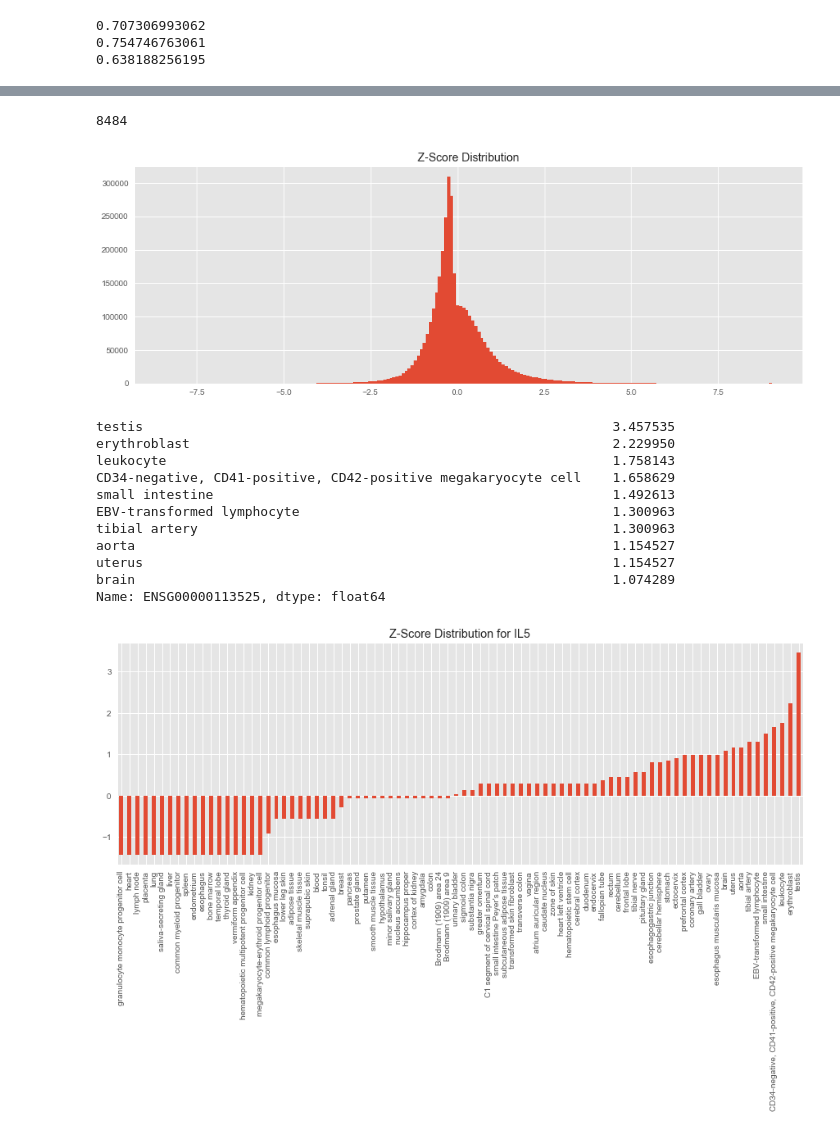
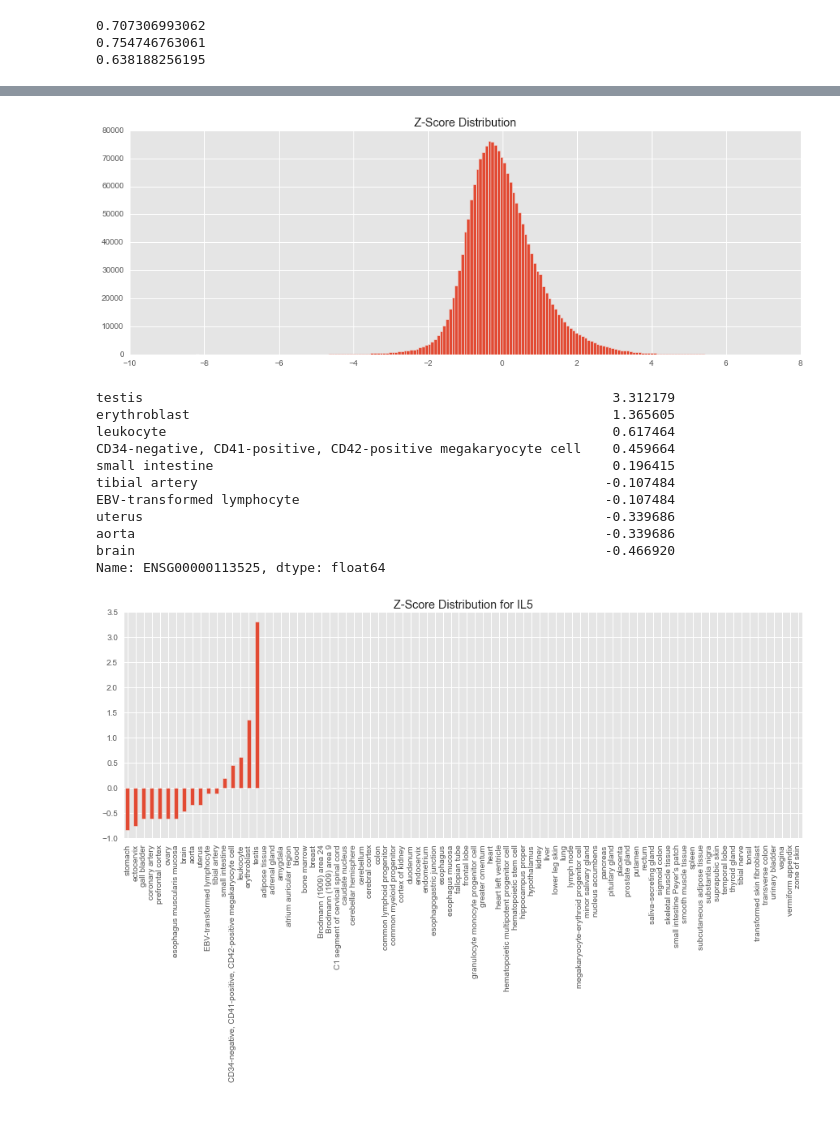
Before and after one commit to opentargets-archive/expression_analysis, a Jupyter notebook: rna_expression_analysis.ipynb, the cells around one changed output, grey strips where cells are left out. Cells and saved outputs as stored; diff of their text form; code cells hidden in the pictures.

Commit message:
binning zscore and using threshold before calculation

```diff
--- a/rna_expression_analysis.ipynb
+++ b/rna_expression_analysis.ipynb
@@ -18,0 +18,3 @@ expression = DataFrame.from_csv('expression.txt', sep='\t')
+# %%
+expression = pd.read_csv('exp_summary_NormCounts_genes.txt', sep='\t',index_col=0)
+expression.head()
@@ -270,0 +387,3 @@ z = (log_expression - df_mu.T) / df_sigma.T
+# %%
+zscore = threshold_log_expression.apply(lambda x: (x - x.mean()) /x.std(ddof=0), axis=1)
+zscore.head()
@@ -271,36 +399,32 @@ z = (log_expression - df_mu.T) / df_sigma.T
 # %%
-all_z = z.values.flatten()
-all_z_no_nans = all_z[~np.isnan(all_z)]
-
-# How many NaNs?
-print(len(all_z) - len(all_z_no_nans))
-
 plt.figure(figsize=(15, 5))
 plt.title('Z-Score Distribution')
-plt.hist(all_z_no_nans, bins=200)
+zscore.unstack().hist(bins=200)
+# plt.yscale('log')
 plt.show()
 # %% [output]
-8484
-[figure, old version]
+[figure, new version]
 # %%
-# Is IL5 specifically expressed in testis?
-print(z.T['ENSG00000113525'].sort_values(ascending=False).head(n=10))
+def zscgene(ensgid,genename):
+    gene = zscore.loc[ensgid]
+    print(gene.sort_values(ascending=False).head(10))
 
-plt.figure(figsize=(15, 5))
-plt.title('Z-Score Distribution for IL5')
-# plt.hist(z.T['ENSG00000113525'], bins=200)
-z.T['ENSG00000113525'].sort_values().plot.bar()
-plt.show()
+    plt.figure(figsize=(15, 5))
+    plt.title('Z-Score Distribution for %s' % genename)
+    gene.sort_values().plot.bar()
+    plt.show()
+
+zscgene('ENSG00000113525','IL5')
 # %% [output]
-testis                                                            3.457535
-erythroblast                                                      2.229950
-leukocyte                                                         1.758143
-CD34-negative, CD41-positive, CD42-positive megakaryocyte cell    1.658629
-small intestine                                                   1.492613
-EBV-transformed lymphocyte                                        1.300963
-tibial artery                                                     1.300963
-aorta                                                             1.154527
-uterus                                                            1.154527
-brain                                                             1.074289
+testis                                                            3.312179
+erythroblast                                                      1.365605
+leukocyte                                                         0.617464
+CD34-negative, CD41-positive, CD42-positive megakaryocyte cell    0.459664
+small intestine                                                   0.196415
+tibial artery                                                    -0.107484
+EBV-transformed lymphocyte                                       -0.107484
+uterus                                                           -0.339686
+aorta                                                            -0.339686
+brain                                                            -0.466920
 Name: ENSG00000113525, dtype: float64
-[figure, old version]
+[figure, new version]
```
Also changed, not shown: parts of 55 cells of this notebook, 9 other files.
